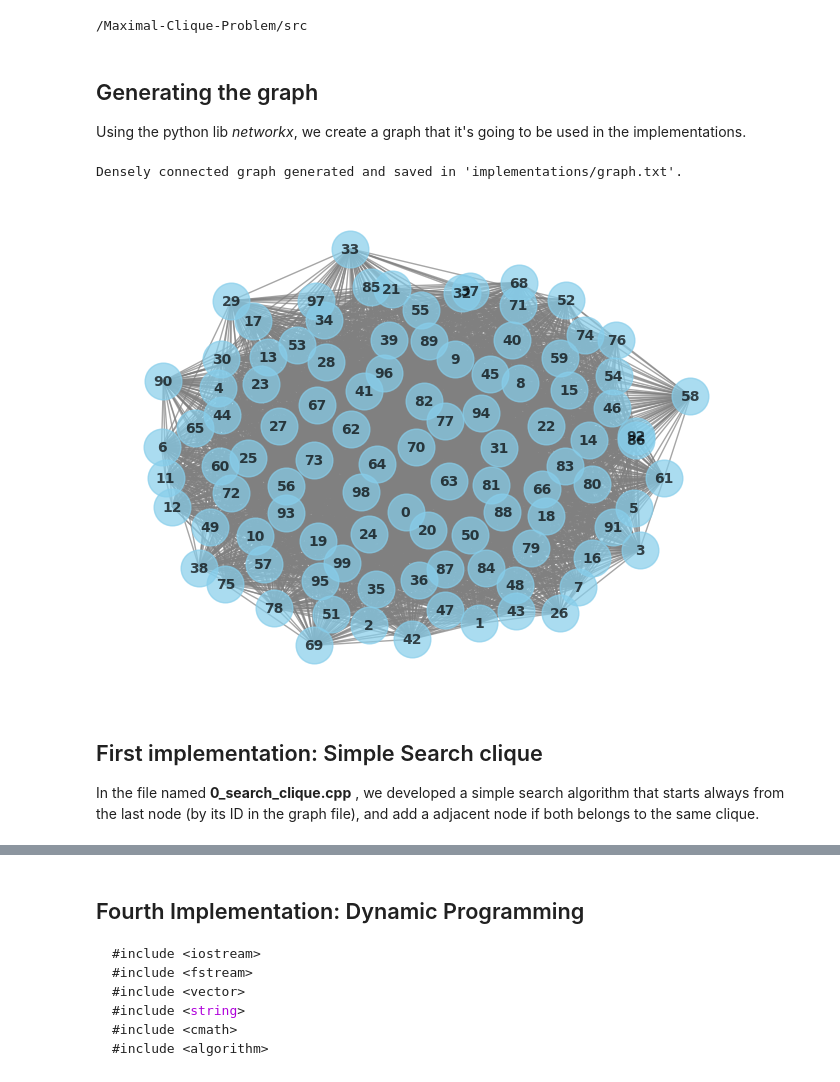
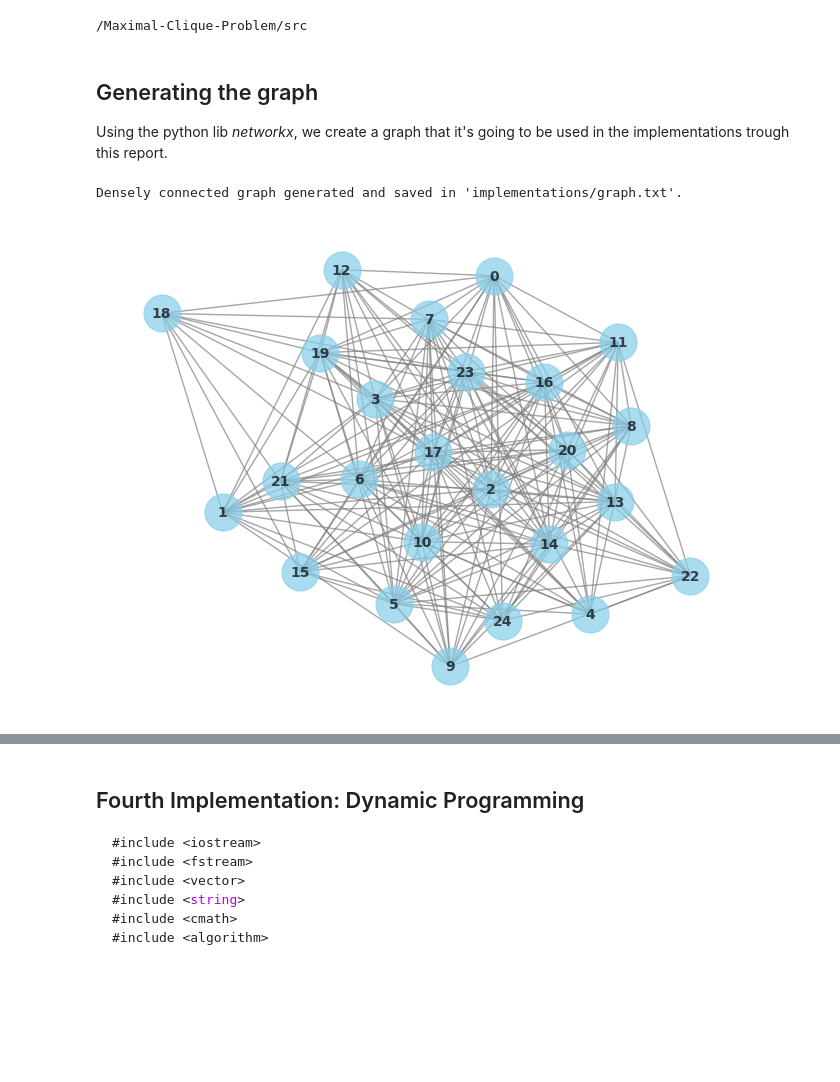
Before and after one commit to matheus-1618/Maximal-Clique-Problem, a Jupyter notebook: src/Report.ipynb, the cells around one changed output, grey strips where cells are left out. Cells and saved outputs as stored; diff of their text form; code cells hidden in the pictures; blank space fills up the shorter version.

Commit message:
Improve report structure

```diff
--- a/src/Report.ipynb
+++ b/src/Report.ipynb
@@ -44,7 +44,7 @@ Resolving deltas: 100% (128/128), done.
 /Maximal-Clique-Problem/src
 # %% [markdown]
 ## Generating the graph
-Using the python lib *networkx*, we create a graph that it's going to be used in the implementations.
+Using the python lib *networkx*, we create a graph that it's going to be used in the implementations trough this report.
 # %%
 
 import networkx as nx
@@ -82,10 +82,7 @@ def generate_graph(vertex: int, plot: bool):
         # Show the plot
         plt.show()
 # %%
-generate_graph(100,True)
+generate_graph(25,True)
 # %% [output]
 Densely connected graph generated and saved in 'implementations/graph.txt'.
-[figure, old version]
+[figure, new version]
-# %% [markdown]
-## First implementation: Simple Search clique
-In the file named **0_search_clique.cpp** , we developed a simple search algorithm that starts always from the last node (by its ID in the graph file), and add a adjacent node if both belongs to the same clique.
```
Also changed, not shown: parts of 21 cells of this notebook.
